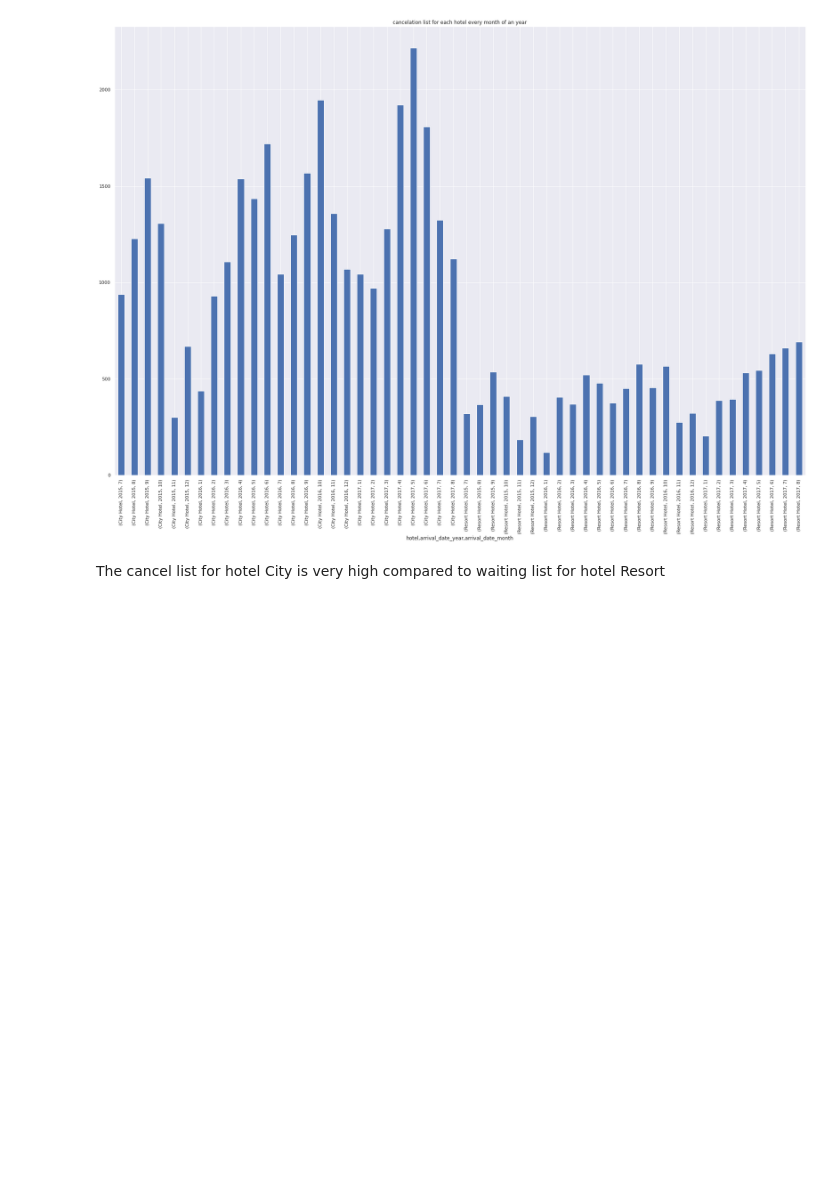
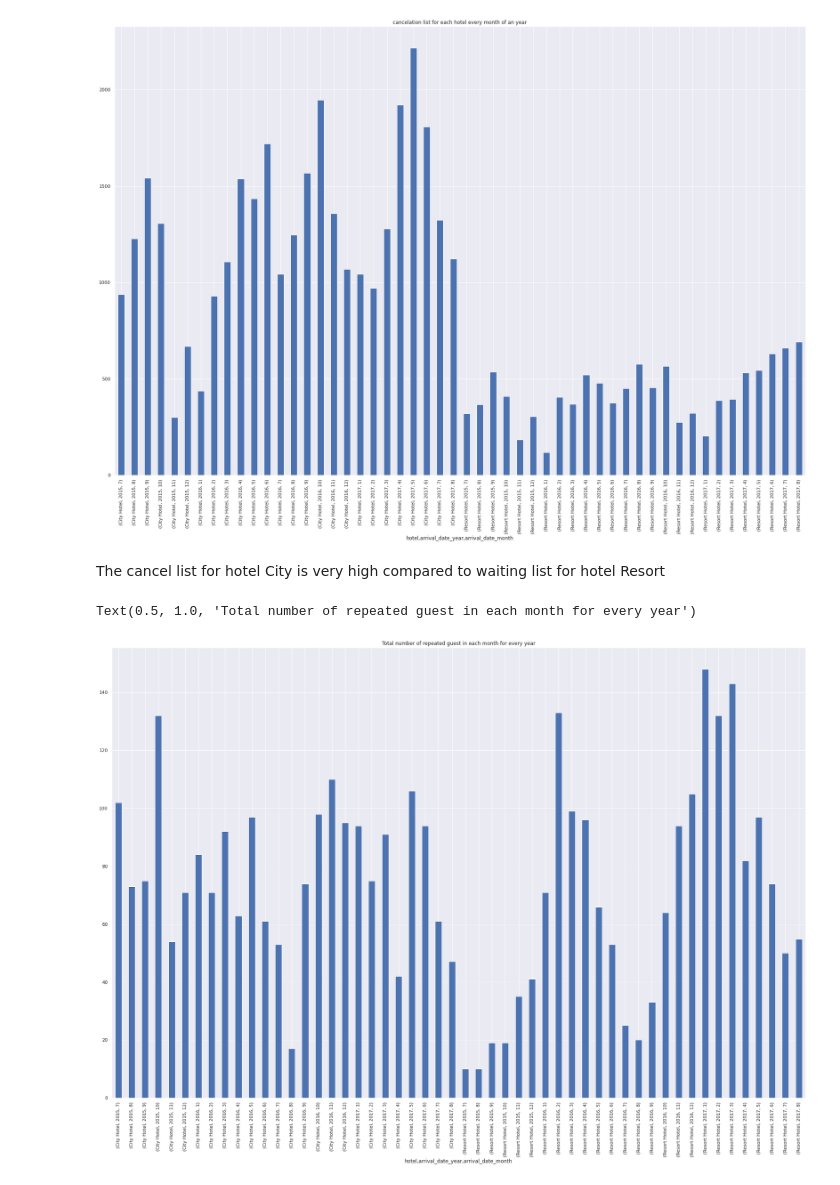
Before and after one commit to shivakumar17/hotel-booking, a Jupyter notebook: Copy_of_Hotel_Booking_Analysis_Capstone_Project.ipynb, the cells around one changed output. Drawn from its saved outputs; the diff is of its cells as text; code cells hidden in the pictures; blank space fills up the shorter version.

```diff
--- a/Copy_of_Hotel_Booking_Analysis_Capstone_Project.ipynb
+++ b/Copy_of_Hotel_Booking_Analysis_Capstone_Project.ipynb
@@ -353,3 +353,10 @@ Text(0.5, 1.0, 'cancelation list for each hotel every month of an year')
 [figure]
 # %% [markdown]
 The cancel list for hotel City is very high compared to waiting list for hotel Resort
+# %%
+plt.figure(figsize=(30,20))
+df.groupby(['hotel','arrival_date_year','arrival_date_month'])['is_repeated_guest'].sum().plot(kind = "bar")
+plt.title('Total number of repeated guest in each month for every year')
+# %% [output]
+Text(0.5, 1.0, 'Total number of repeated guest in each month for every year')
+[figure, added]
```
